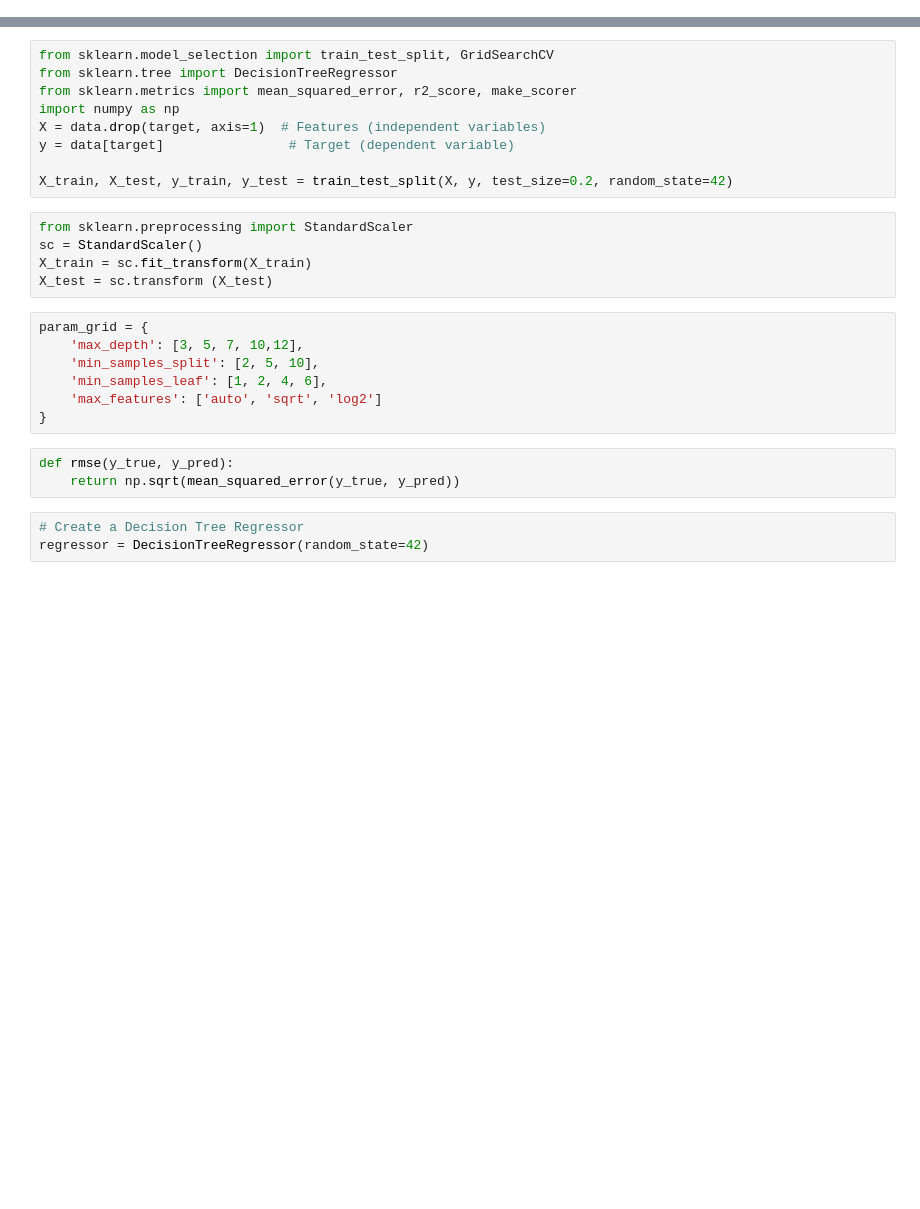
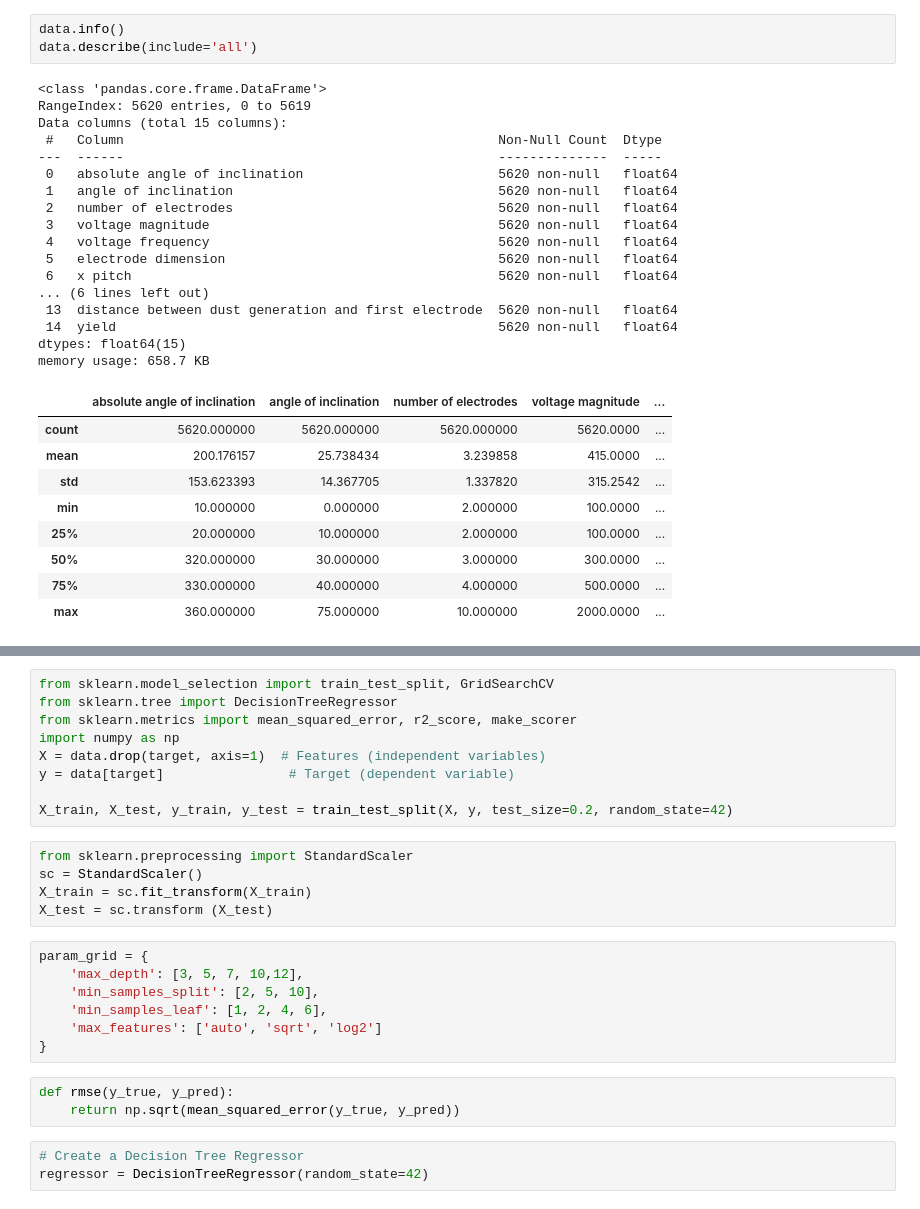
Before and after one commit to Kalpit-Vadnerkar/DL-GPU-Electrostatic-Sieve, a Jupyter notebook: Decision_tree.ipynb, the cells around one changed output, grey strips where cells are left out. Drawn from its saved outputs; the diff is of its cells as text; blank space fills up the shorter version.

```diff
--- a/Decision_tree.ipynb
+++ b/Decision_tree.ipynb
@@ -54,3 +70,33 @@ data
+# %%
+data.info()
+data.describe(include='all')
+# %% [output]
+<class 'pandas.core.frame.DataFrame'>
+RangeIndex: 5620 entries, 0 to 5619
+Data columns (total 15 columns):
+ #   Column                                                Non-Null Count  Dtype
+---  ------                                                --------------  -----
+ 0   absolute angle of inclination                         5620 non-null   float64
+ 1   angle of inclination                                  5620 non-null   float64
+ 2   number of electrodes                                  5620 non-null   float64
+ 3   voltage magnitude                                     5620 non-null   float64
+ 4   voltage frequency                                     5620 non-null   float64
+ 5   electrode dimension                                   5620 non-null   float64
+ 6   x pitch                                               5620 non-null   float64
+... (6 lines left out)
+ 13  distance between dust generation and first electrode  5620 non-null   float64
+ 14  yield                                                 5620 non-null   float64
+dtypes: float64(15)
+memory usage: 658.7 KB
+|  | absolute angle of inclination | angle of inclination | number of electrodes | voltage magnitude | ... |
+| count | 5620.000000 | 5620.000000 | 5620.000000 | 5620.0000 | ... |
+| mean | 200.176157 | 25.738434 | 3.239858 | 415.0000 | ... |
+| std | 153.623393 | 14.367705 | 1.337820 | 315.2542 | ... |
+| min | 10.000000 | 0.000000 | 2.000000 | 100.0000 | ... |
+| 25% | 20.000000 | 10.000000 | 2.000000 | 100.0000 | ... |
+| 50% | 320.000000 | 30.000000 | 3.000000 | 300.0000 | ... |
+| 75% | 330.000000 | 40.000000 | 4.000000 | 500.0000 | ... |
+| max | 360.000000 | 75.000000 | 10.000000 | 2000.0000 | ... |
 # %%
 import matplotlib.pyplot as plt
 
```
Also changed, not shown: parts of 9 cells of this notebook, 1 other file.
